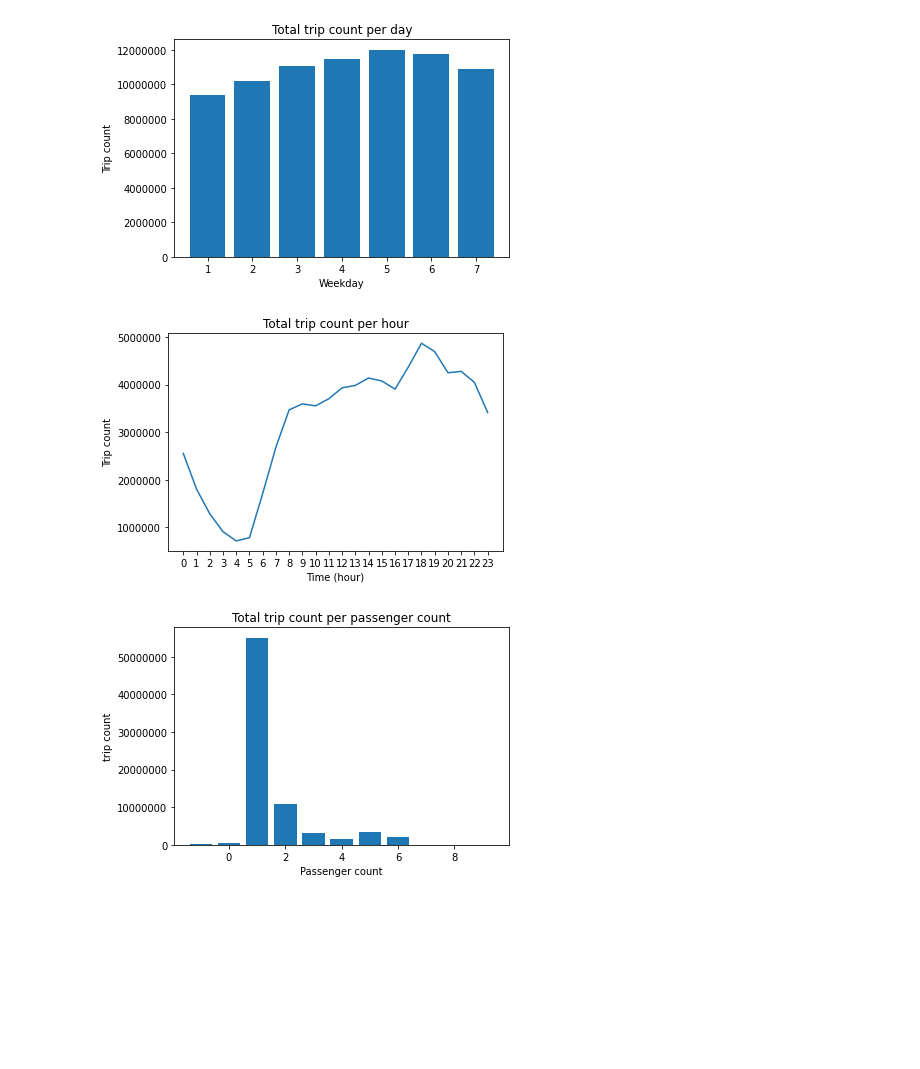
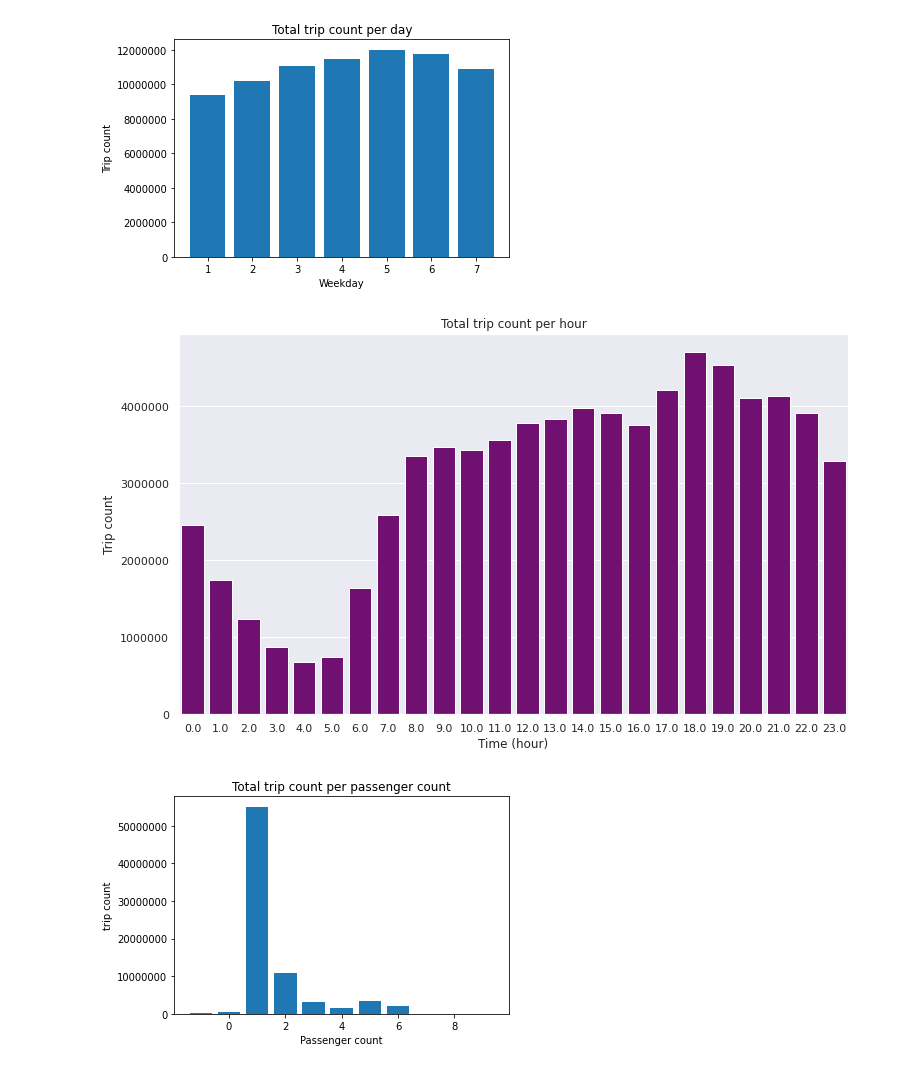
Before and after one commit to MAST30034-Applied-Data-Science/mast30034-project-1-ToomasRo, a Jupyter notebook: notebooks/cleaning.ipynb, the cells around one changed output. Cells and saved outputs as stored; diff of their text form; code cells hidden in the pictures; blank space fills up the shorter version.

Commit message:
new plot type

```diff
--- a/notebooks/cleaning.ipynb
+++ b/notebooks/cleaning.ipynb
@@ -273,16 +273,17 @@ plt.show()
 # %%
 # plot of trip_count per hour of day
 count_by_hour = sdf.select(F.col('PUHour')).groupby('PUHour').count().sort(F.asc("PUHour")).toPandas()
-plt.plot(count_by_hour['PUHour'], count_by_hour['count'])
+ax = sns.barplot(data=count_by_hour, x='PUHour', y='count', color='purple')
 plt.title("Total trip count per hour")
 plt.xticks(np.arange(0, 24))
 plt.ylabel("Trip count")
 plt.xlabel("Time (hour)")
-plt.ticklabel_format(style='plain')    # to prevent scientific notation.
+#plt.ticklabel_format(style='plain')    # to prevent scientific notation.
+plt.ticklabel_format(style='plain', axis='y')
 plt.savefig('../plots/tripcount_hour.jpeg')
 plt.show()
 # %% [output]
-[figure, old version]
+[figure, new version]
 # %%
 # plot of n of trips against passegner count
 passenger_count = sdf.select(F.col('passenger_count')).groupby('passenger_count').count().sort(F.asc("passenger_count")).toPandas()
```
